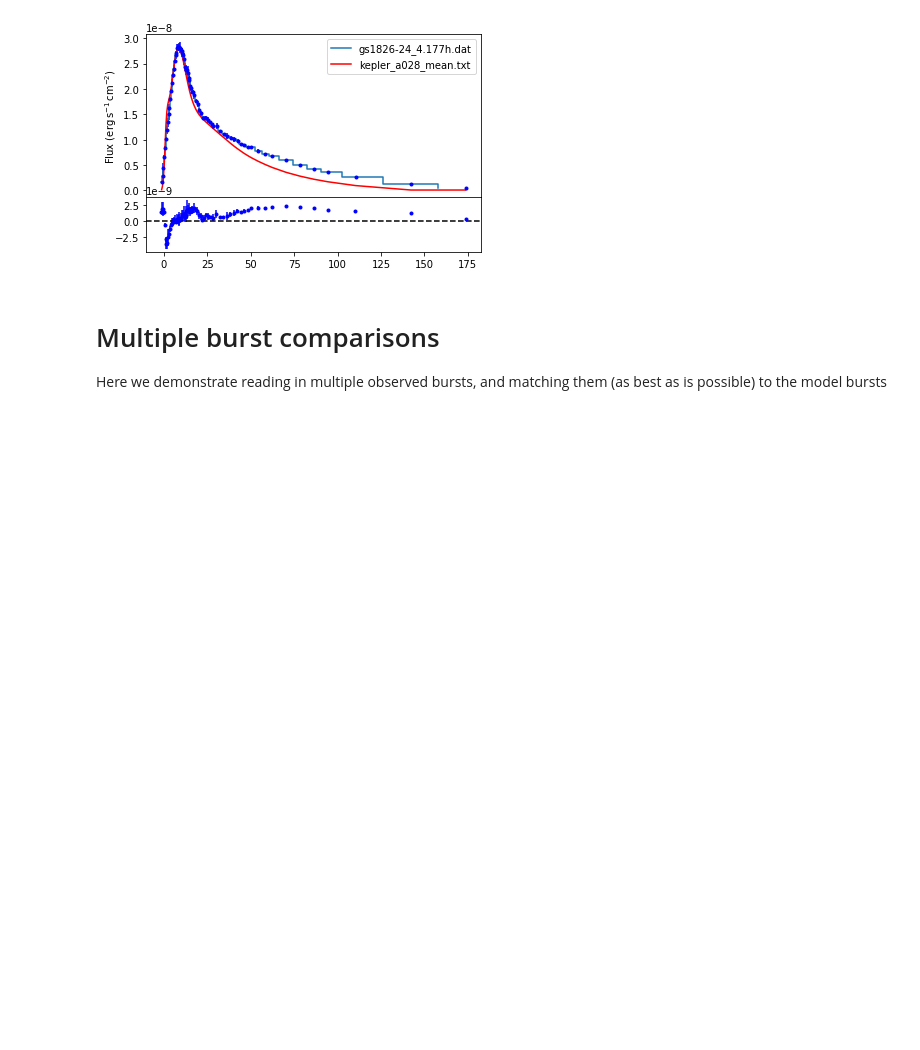
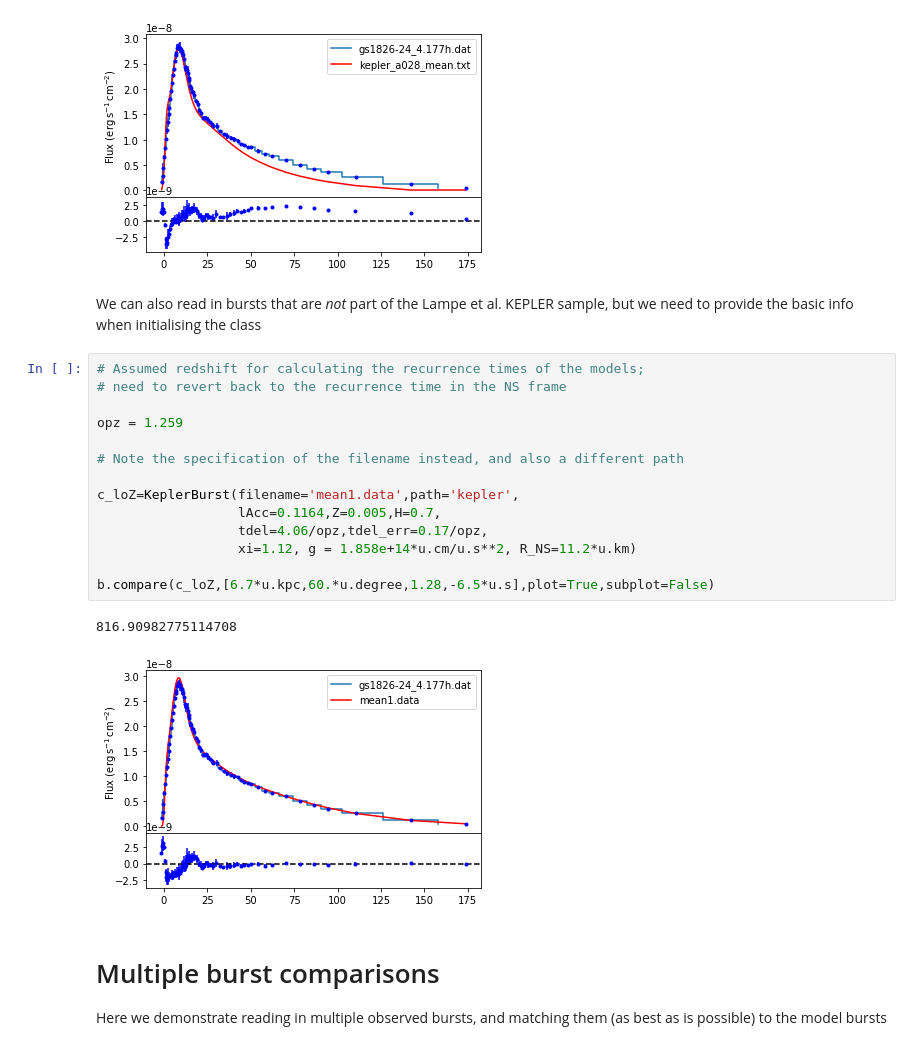
Before and after one commit to outs1der/concord, a Jupyter notebook: Burst matching tutorial.ipynb, the cells around one changed output. Cells and saved outputs as stored; diff of their text form; blank space fills up the shorter version.

Commit message:
Added extra model reading example to the tutorial

```diff
--- a/Burst matching tutorial.ipynb
+++ b/Burst matching tutorial.ipynb
@@ -58,6 +58,25 @@ b.compare(c,[6.1*u.kpc,60.*u.degree,1.28,-6.5*u.s],plot=True,subplot=False)
 25 3.390000104904175 h 0.07999999821186066 h 0.082
 -670.1092609097318
 [figure]
+# %% [markdown]
+We can also read in bursts that are *not* part of the Lampe et al. KEPLER sample, but we need to provide the basic info when initialising the class
+# %%
+# Assumed redshift for calculating the recurrence times of the models;
+# need to revert back to the recurrence time in the NS frame
+
+opz = 1.259
+
+# Note the specification of the filename instead, and also a different path
+
+c_loZ=KeplerBurst(filename='mean1.data',path='kepler',
+                  lAcc=0.1164,Z=0.005,H=0.7,
+                  tdel=4.06/opz,tdel_err=0.17/opz,
+                  xi=1.12, g = 1.858e+14*u.cm/u.s**2, R_NS=11.2*u.km)
+
+b.compare(c_loZ,[6.7*u.kpc,60.*u.degree,1.28,-6.5*u.s],plot=True,subplot=False)
+# %% [output]
+816.90982775114708
+[figure, added]
 # %% [markdown]
 # Multiple burst comparisons
 
```
